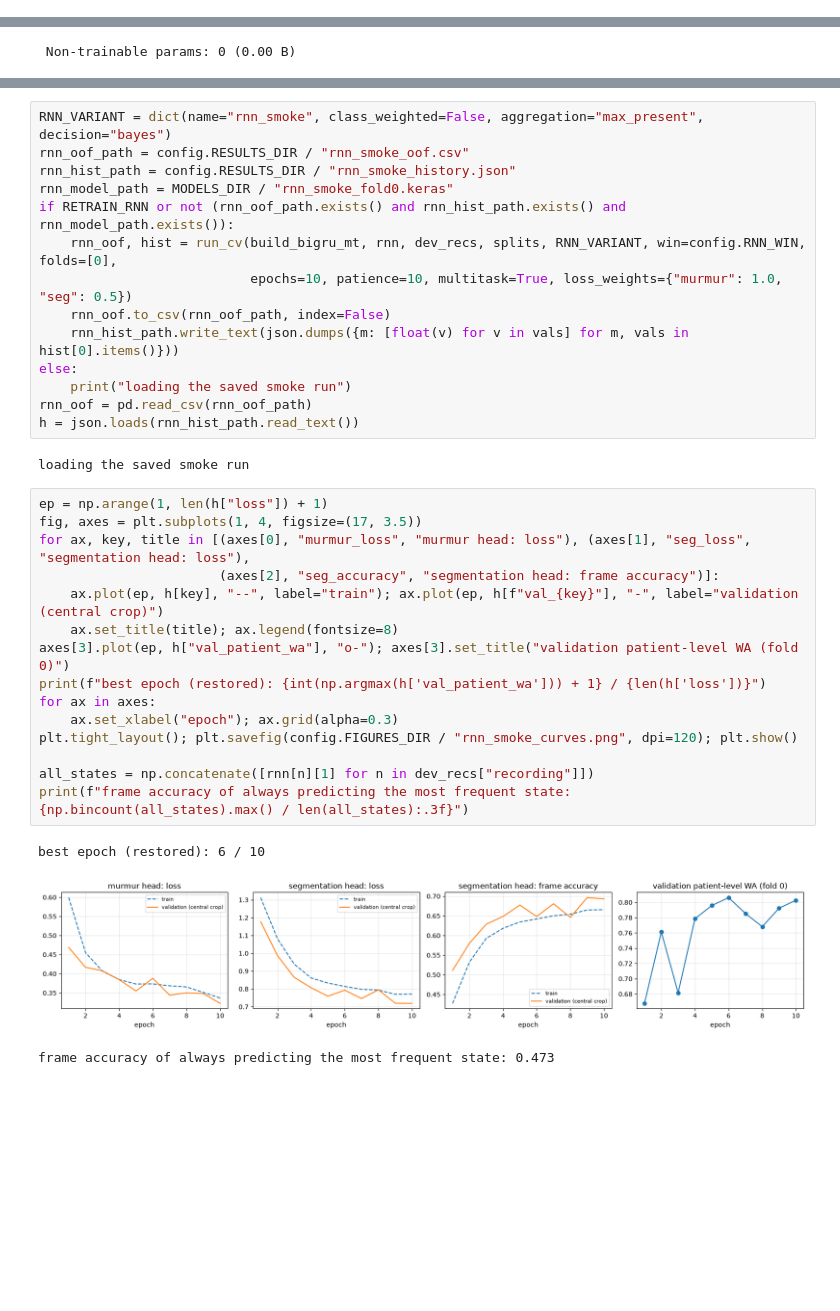
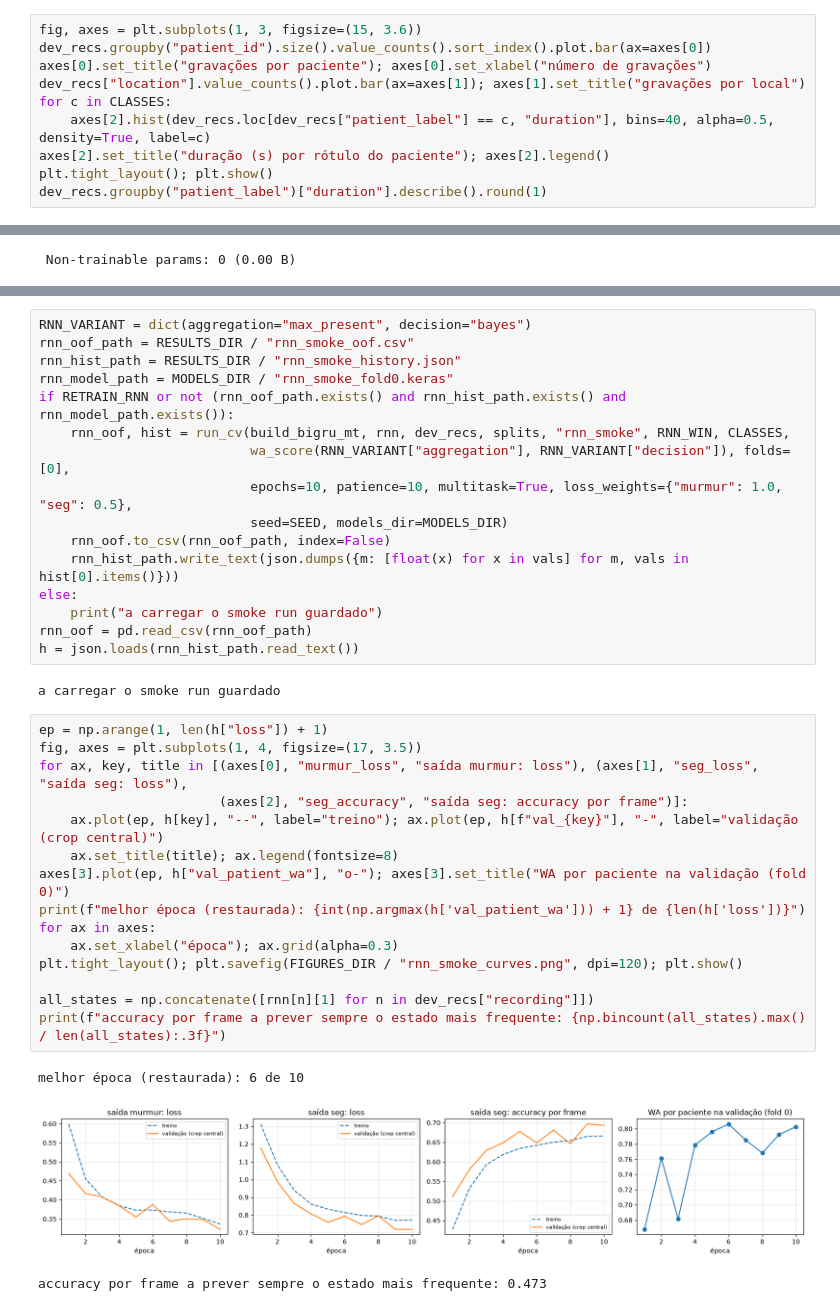
Before and after one commit to rodrigoilde/fcup-ml2, a Jupyter notebook: main.ipynb, the cells around one changed output, grey strips where cells are left out. Saved outputs shown, nothing was run; the diff lists cells and outputs as text; blank space fills up the shorter version.

```diff
--- a/main.ipynb
+++ b/main.ipynb
@@ -814,0 +560,10 @@ works on recordings without a segmentation file (the hidden test data may not in
+# %%
+fig, axes = plt.subplots(1, 3, figsize=(15, 3.6))
+dev_recs.groupby("patient_id").size().value_counts().sort_index().plot.bar(ax=axes[0])
+axes[0].set_title("gravações por paciente"); axes[0].set_xlabel("número de gravações")
+dev_recs["location"].value_counts().plot.bar(ax=axes[1]); axes[1].set_title("gravações por local")
+for c in CLASSES:
+    axes[2].hist(dev_recs.loc[dev_recs["patient_label"] == c, "duration"], bins=40, alpha=0.5, density=True, label=c)
+axes[2].set_title("duração (s) por rótulo do paciente"); axes[2].legend()
+plt.tight_layout(); plt.show()
+dev_recs.groupby("patient_label")["duration"].describe().round(1)
@@ -844,35 +1221,37 @@ batch 32, early stopping on the validation patient-level WA. No augmentation yet
 # %%
-RNN_VARIANT = dict(name="rnn_smoke", class_weighted=False, aggregation="max_present", decision="bayes")
-rnn_oof_path = config.RESULTS_DIR / "rnn_smoke_oof.csv"
-rnn_hist_path = config.RESULTS_DIR / "rnn_smoke_history.json"
+RNN_VARIANT = dict(aggregation="max_present", decision="bayes")
+rnn_oof_path = RESULTS_DIR / "rnn_smoke_oof.csv"
+rnn_hist_path = RESULTS_DIR / "rnn_smoke_history.json"
 rnn_model_path = MODELS_DIR / "rnn_smoke_fold0.keras"
 if RETRAIN_RNN or not (rnn_oof_path.exists() and rnn_hist_path.exists() and rnn_model_path.exists()):
-    rnn_oof, hist = run_cv(build_bigru_mt, rnn, dev_recs, splits, RNN_VARIANT, win=config.RNN_WIN, folds=[0],
-                           epochs=10, patience=10, multitask=True, loss_weights={"murmur": 1.0, "seg": 0.5})
+    rnn_oof, hist = run_cv(build_bigru_mt, rnn, dev_recs, splits, "rnn_smoke", RNN_WIN, CLASSES,
+                           wa_score(RNN_VARIANT["aggregation"], RNN_VARIANT["decision"]), folds=[0],
+                           epochs=10, patience=10, multitask=True, loss_weights={"murmur": 1.0, "seg": 0.5},
+                           seed=SEED, models_dir=MODELS_DIR)
     rnn_oof.to_csv(rnn_oof_path, index=False)
-    rnn_hist_path.write_text(json.dumps({m: [float(v) for v in vals] for m, vals in hist[0].items()}))
+    rnn_hist_path.write_text(json.dumps({m: [float(x) for x in vals] for m, vals in hist[0].items()}))
 else:
-    print("loading the saved smoke run")
+    print("a carregar o smoke run guardado")
 rnn_oof = pd.read_csv(rnn_oof_path)
 h = json.loads(rnn_hist_path.read_text())
 # %% [output]
-loading the saved smoke run
+a carregar o smoke run guardado
 # %%
 ep = np.arange(1, len(h["loss"]) + 1)
 fig, axes = plt.subplots(1, 4, figsize=(17, 3.5))
-for ax, key, title in [(axes[0], "murmur_loss", "murmur head: loss"), (axes[1], "seg_loss", "segmentation head: loss"),
-                       (axes[2], "seg_accuracy", "segmentation head: frame accuracy")]:
-    ax.plot(ep, h[key], "--", label="train"); ax.plot(ep, h[f"val_{key}"], "-", label="validation (central crop)")
+for ax, key, title in [(axes[0], "murmur_loss", "saída murmur: loss"), (axes[1], "seg_loss", "saída seg: loss"),
+                       (axes[2], "seg_accuracy", "saída seg: accuracy por frame")]:
+    ax.plot(ep, h[key], "--", label="treino"); ax.plot(ep, h[f"val_{key}"], "-", label="validação (crop central)")
     ax.set_title(title); ax.legend(fontsize=8)
-axes[3].plot(ep, h["val_patient_wa"], "o-"); axes[3].set_title("validation patient-level WA (fold 0)")
-print(f"best epoch (restored): {int(np.argmax(h['val_patient_wa'])) + 1} / {len(h['loss'])}")
+axes[3].plot(ep, h["val_patient_wa"], "o-"); axes[3].set_title("WA por paciente na validação (fold 0)")
+print(f"melhor época (restaurada): {int(np.argmax(h['val_patient_wa'])) + 1} de {len(h['loss'])}")
 for ax in axes:
-    ax.set_xlabel("epoch"); ax.grid(alpha=0.3)
-plt.tight_layout(); plt.savefig(config.FIGURES_DIR / "rnn_smoke_curves.png", dpi=120); plt.show()
+    ax.set_xlabel("época"); ax.grid(alpha=0.3)
+plt.tight_layout(); plt.savefig(FIGURES_DIR / "rnn_smoke_curves.png", dpi=120); plt.show()
 
 all_states = np.concatenate([rnn[n][1] for n in dev_recs["recording"]])
-print(f"frame accuracy of always predicting the most frequent state: {np.bincount(all_states).max() / len(all_states):.3f}")
+print(f"accuracy por frame a prever sempre o estado mais frequente: {np.bincount(all_states).max() / len(all_states):.3f}")
 # %% [output]
-best epoch (restored): 6 / 10
+melhor época (restaurada): 6 de 10
-[figure, old version]
+[figure, new version]
-frame accuracy of always predicting the most frequent state: 0.473
+accuracy por frame a prever sempre o estado mais frequente: 0.473
```
Also changed, not shown: parts of 132 cells of this notebook, 20 other files.
